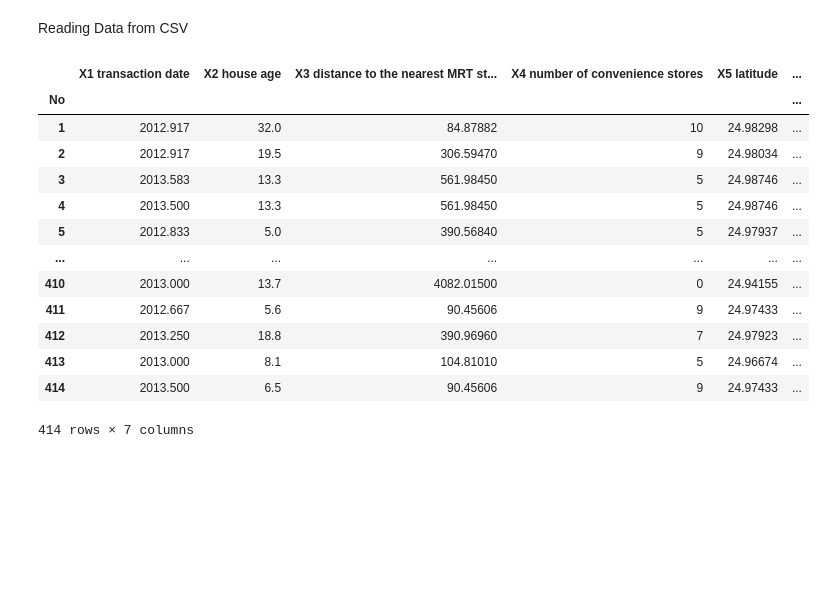
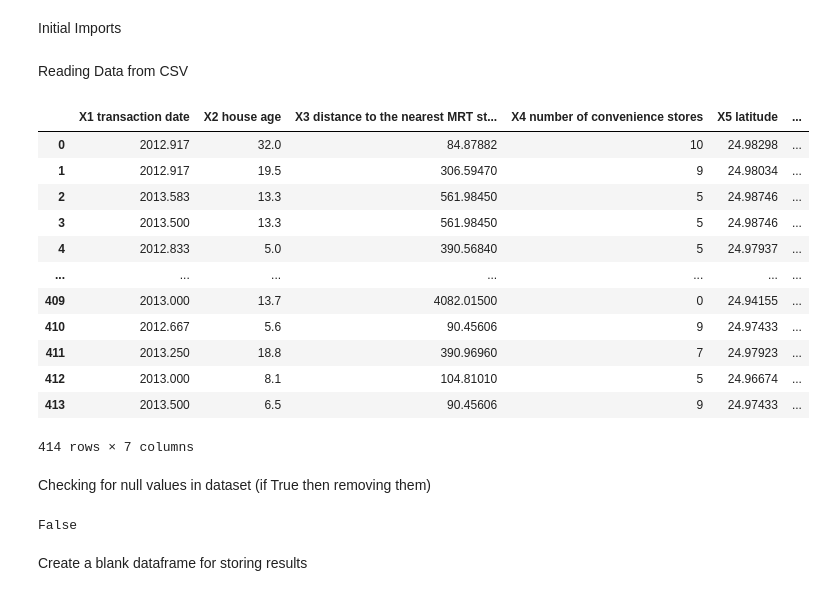
Before and after one commit to DSC-JSS-NOIDA/DataDen, a Jupyter notebook: Model/house_pred.ipynb, the cells around one changed output. Saved outputs shown, nothing was run; the diff lists cells and outputs as text; code cells hidden in the pictures; blank space fills up the shorter version.

```diff
--- a/Model/house_pred.ipynb
+++ b/Model/house_pred.ipynb
@@ -2,0 +1,2 @@ import pandas as pd
+# %% [markdown]
+Initial Imports
@@ -3,20 +12,28 @@ import pandas as pd
 # %% [markdown]
 Reading Data from CSV
 # %%
-df = pd.read_csv(r"../Dataset/Real estate.csv",index_col="No")
+df = pd.read_csv(r"../Dataset/Real estate.csv")
+df.drop(['No'],axis=1,inplace=True)
 df
 # %% [output]
 |  | X1 transaction date | X2 house age | X3 distance to the nearest MRT st... | X4 number of convenience stores | X5 latitude | ... |
-| No |  |  |  |  |  | ... |
-| 1 | 2012.917 | 32.0 | 84.87882 | 10 | 24.98298 | ... |
-| 2 | 2012.917 | 19.5 | 306.59470 | 9 | 24.98034 | ... |
-| 3 | 2013.583 | 13.3 | 561.98450 | 5 | 24.98746 | ... |
-| 4 | 2013.500 | 13.3 | 561.98450 | 5 | 24.98746 | ... |
-| 5 | 2012.833 | 5.0 | 390.56840 | 5 | 24.97937 | ... |
+| 0 | 2012.917 | 32.0 | 84.87882 | 10 | 24.98298 | ... |
+| 1 | 2012.917 | 19.5 | 306.59470 | 9 | 24.98034 | ... |
+| 2 | 2013.583 | 13.3 | 561.98450 | 5 | 24.98746 | ... |
+| 3 | 2013.500 | 13.3 | 561.98450 | 5 | 24.98746 | ... |
+| 4 | 2012.833 | 5.0 | 390.56840 | 5 | 24.97937 | ... |
 | ... | ... | ... | ... | ... | ... | ... |
-| 410 | 2013.000 | 13.7 | 4082.01500 | 0 | 24.94155 | ... |
-| 411 | 2012.667 | 5.6 | 90.45606 | 9 | 24.97433 | ... |
-| 412 | 2013.250 | 18.8 | 390.96960 | 7 | 24.97923 | ... |
-| 413 | 2013.000 | 8.1 | 104.81010 | 5 | 24.96674 | ... |
-| 414 | 2013.500 | 6.5 | 90.45606 | 9 | 24.97433 | ... |
+| 409 | 2013.000 | 13.7 | 4082.01500 | 0 | 24.94155 | ... |
+| 410 | 2012.667 | 5.6 | 90.45606 | 9 | 24.97433 | ... |
+| 411 | 2013.250 | 18.8 | 390.96960 | 7 | 24.97923 | ... |
+| 412 | 2013.000 | 8.1 | 104.81010 | 5 | 24.96674 | ... |
+| 413 | 2013.500 | 6.5 | 90.45606 | 9 | 24.97433 | ... |
 414 rows × 7 columns
+# %% [markdown]
+Checking for null values in dataset (if True then removing them)
+# %%
+df.isnull().values.any()
+# %% [output]
+False
+# %% [markdown]
+Create a blank dataframe for storing results
```
Also changed, not shown: parts of 28 cells of this notebook, 1 other file.
